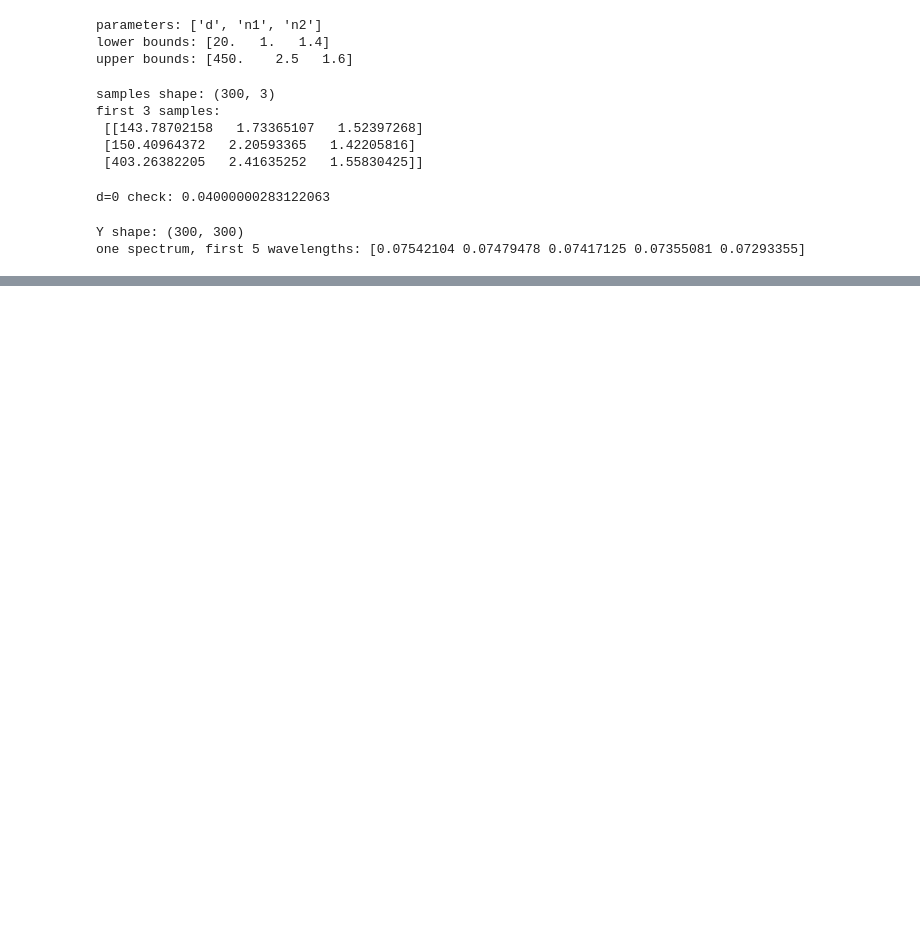
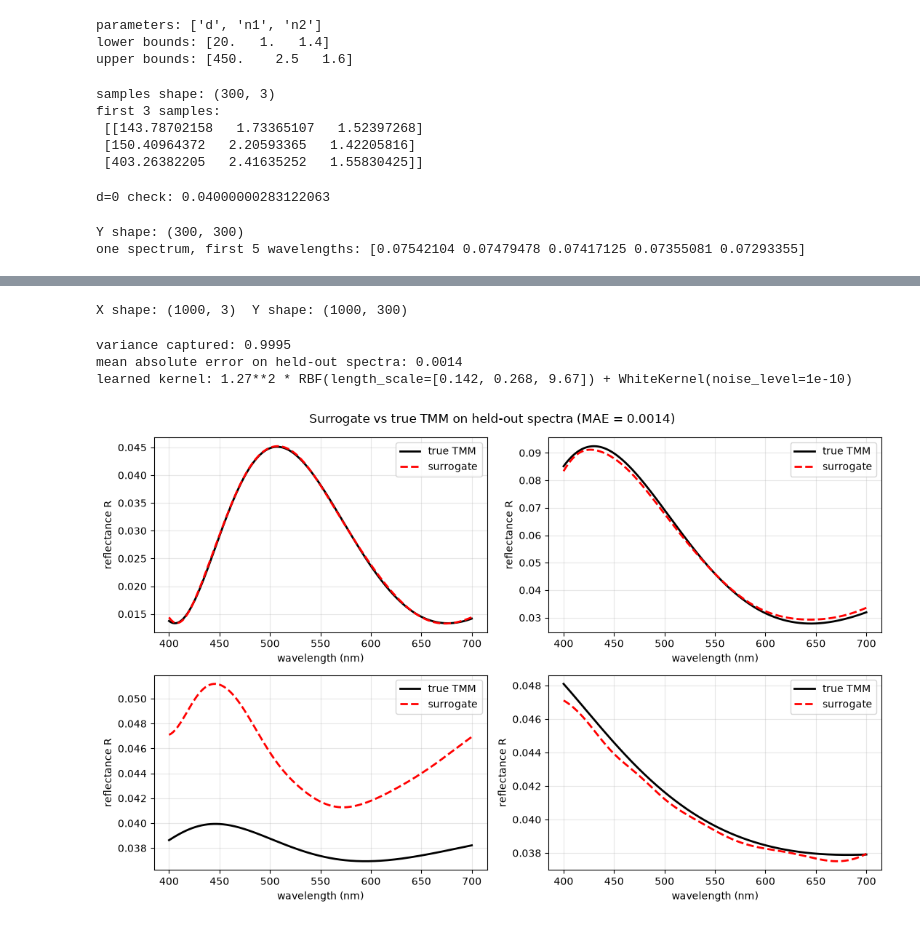
Before and after one commit to tdb3346-source/tmm-jax, a Jupyter notebook: surrogate.ipynb, the cells around one changed output, grey strips where cells are left out. Drawn from its saved outputs; the diff is of its cells as text; code cells hidden in the pictures; blank space fills up the shorter version.

Commit message:
Phase 2 complete: PCA+GP surrogate, MAE 0.0014, one weak edge recipe (n1=2.5) documented

```diff
--- a/surrogate.ipynb
+++ b/surrogate.ipynb
@@ -69,0 +173,64 @@ one spectrum, first 5 wavelengths: [0.07542104 0.07479478 0.07417125 0.07355081
+# %%
+# ---- regenerate with more samples ----
+n_samples = 1000   # up from 300
+
+sampler = qmc.LatinHypercube(d=3, seed=1)
+unit_samples = sampler.random(n=n_samples)
+samples = qmc.scale(unit_samples, lower, upper)
+
+# run TMM on all 1000 recipes (this is the slow part — maybe 10-30 sec)
+Y = np.array([spectrum_for_params(d, n1, n2) for d, n1, n2 in samples])
+X = np.array(samples)
+
+print("X shape:", X.shape, " Y shape:", Y.shape)
+# %% [output]
+X shape: (1000, 3)  Y shape: (1000, 300)
+# %%
+# standardize inputs on the new data
+X_scaled = scaler.fit_transform(X)
+
+# split: hold out 200 the GP never sees
+X_train, X_test, Y_train, Y_test = train_test_split(
+    X_scaled, Y, test_size=200, random_state=0
+)
+
+# PCA compress the spectra
+pca = PCA(n_components=8)
+Y_train_pca = pca.fit_transform(Y_train)
+print("variance captured:", round(float(pca.explained_variance_ratio_.sum()), 4))
+
+# train GP on PCA targets with the good kernel
+gp = GaussianProcessRegressor(kernel=kernel2, normalize_y=True, n_restarts_optimizer=5)
+gp.fit(X_train, Y_train_pca)
+
+# predict held-out, rebuild full spectra
+Y_pred = pca.inverse_transform(gp.predict(X_test))
+
+mae = np.mean(np.abs(Y_pred - Y_test))
+print("mean absolute error on held-out spectra:", round(float(mae), 5))
+print("learned kernel:", gp.kernel_)
+# %% [output]
+variance captured: 0.9995
+mean absolute error on held-out spectra: 0.0014
+learned kernel: 1.27**2 * RBF(length_scale=[0.142, 0.268, 9.67]) + WhiteKernel(noise_level=1e-10)
+# %%
+import matplotlib.pyplot as plt
+
+# pick 4 held-out recipes to show
+idx_to_show = [0, 1, 2, 3]
+
+fig, axes = plt.subplots(2, 2, figsize=(11, 7))
+for ax, i in zip(axes.flat, idx_to_show):
+    ax.plot(wavelengths, Y_test[i], 'k-', lw=2, label='true TMM')
+    ax.plot(wavelengths, Y_pred[i], 'r--', lw=2, label='surrogate')
+    ax.set_xlabel('wavelength (nm)')
+    ax.set_ylabel('reflectance R')
+    ax.legend()
+    ax.grid(True, alpha=0.3)
+
+fig.suptitle(f'Surrogate vs true TMM on held-out spectra (MAE = {mae:.4f})')
+fig.tight_layout()
+plt.savefig('surrogate_validation.png', dpi=120, bbox_inches='tight')
+plt.show()
+# %% [output]
+[figure, added]
```
Also changed, not shown: parts of 9 cells of this notebook, 1 other file.
